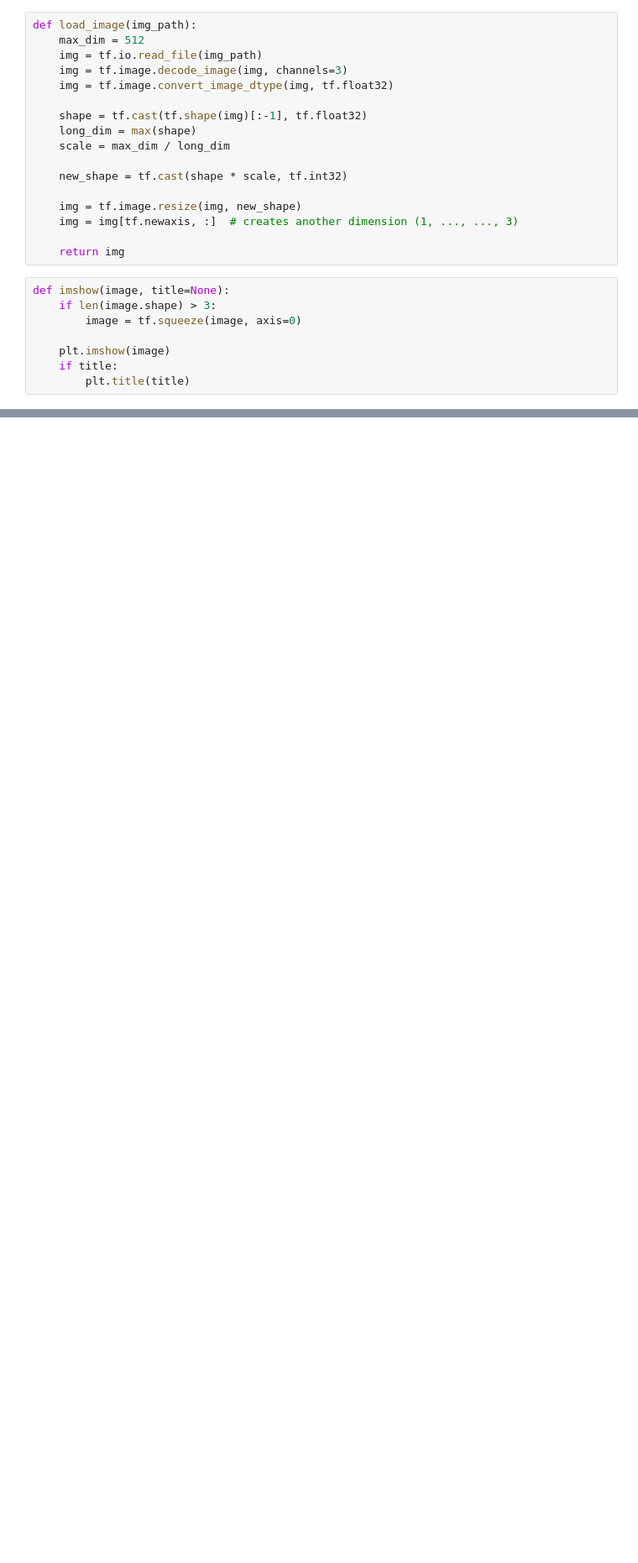
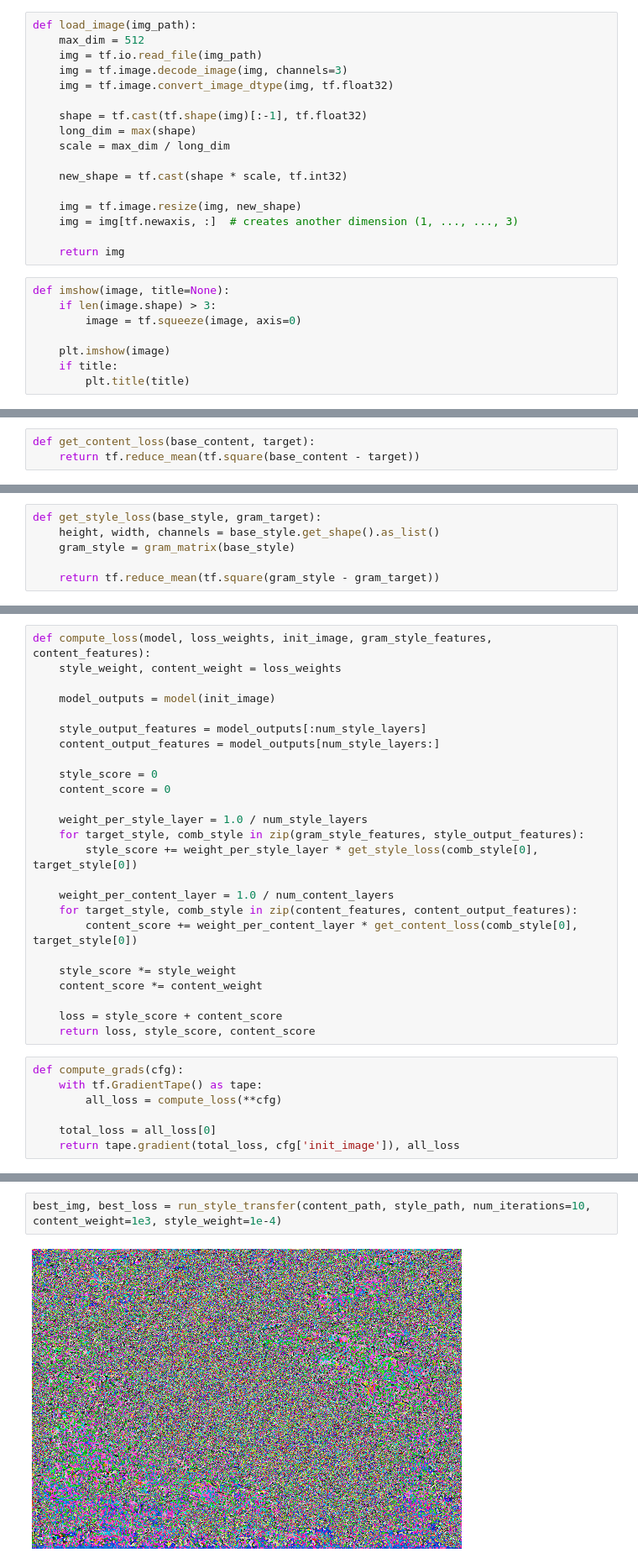
Before and after one commit to susanto-tm/Machine_Learning, a Jupyter notebook: CNN/NST/NST_Trial1.ipynb, the cells around one changed output, grey strips where cells are left out. Shown at 84% size. Saved outputs shown, nothing was run; the diff lists cells and outputs as text; blank space fills up the shorter version.

```diff
--- a/CNN/NST/NST_Trial1.ipynb
+++ b/CNN/NST/NST_Trial1.ipynb
@@ -357,0 +87,3 @@ tensor_to_image(image).save(file_name)
+# %%
+def get_content_loss(base_content, target):
+    return tf.reduce_mean(tf.square(base_content - target))
@@ -357,0 +97,6 @@ tensor_to_image(image).save(file_name)
+# %%
+def get_style_loss(base_style, gram_target):
+    height, width, channels = base_style.get_shape().as_list()
+    gram_style = gram_matrix(base_style)
+
+    return tf.reduce_mean(tf.square(gram_style - gram_target))
@@ -357,0 +115,32 @@ tensor_to_image(image).save(file_name)
+# %%
+def compute_loss(model, loss_weights, init_image, gram_style_features, content_features):
+    style_weight, content_weight = loss_weights
+
+    model_outputs = model(init_image)
+
+    style_output_features = model_outputs[:num_style_layers]
+    content_output_features = model_outputs[num_style_layers:]
+
+    style_score = 0
+    content_score = 0
+
+    weight_per_style_layer = 1.0 / num_style_layers
+    for target_style, comb_style in zip(gram_style_features, style_output_features):
+        style_score += weight_per_style_layer * get_style_loss(comb_style[0], target_style[0])
+
+    weight_per_content_layer = 1.0 / num_content_layers
+    for target_style, comb_style in zip(content_features, content_output_features):
+        content_score += weight_per_content_layer * get_content_loss(comb_style[0], target_style[0])
+
+    style_score *= style_weight
+    content_score *= content_weight
+
+    loss = style_score + content_score
+    return loss, style_score, content_score
+# %%
+def compute_grads(cfg):
+    with tf.GradientTape() as tape:
+        all_loss = compute_loss(**cfg)
+
+    total_loss = all_loss[0]
+    return tape.gradient(total_loss, cfg['init_image']), all_loss
@@ -357,0 +201,4 @@ tensor_to_image(image).save(file_name)
+# %%
+best_img, best_loss = run_style_transfer(content_path, style_path, num_iterations=10, content_weight=1e3, style_weight=1e-4)
+# %% [output]
+[figure, added]
```
Also changed, not shown: parts of 39 cells of this notebook, 9 other files.
